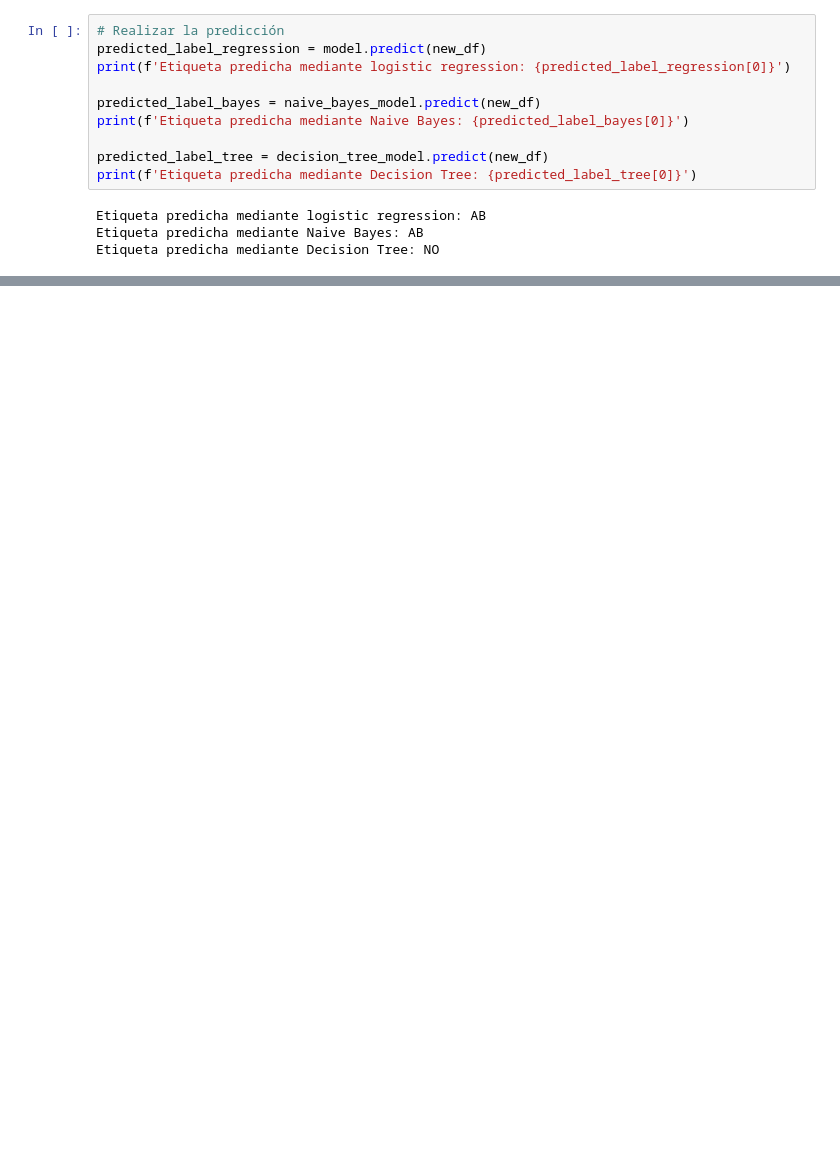
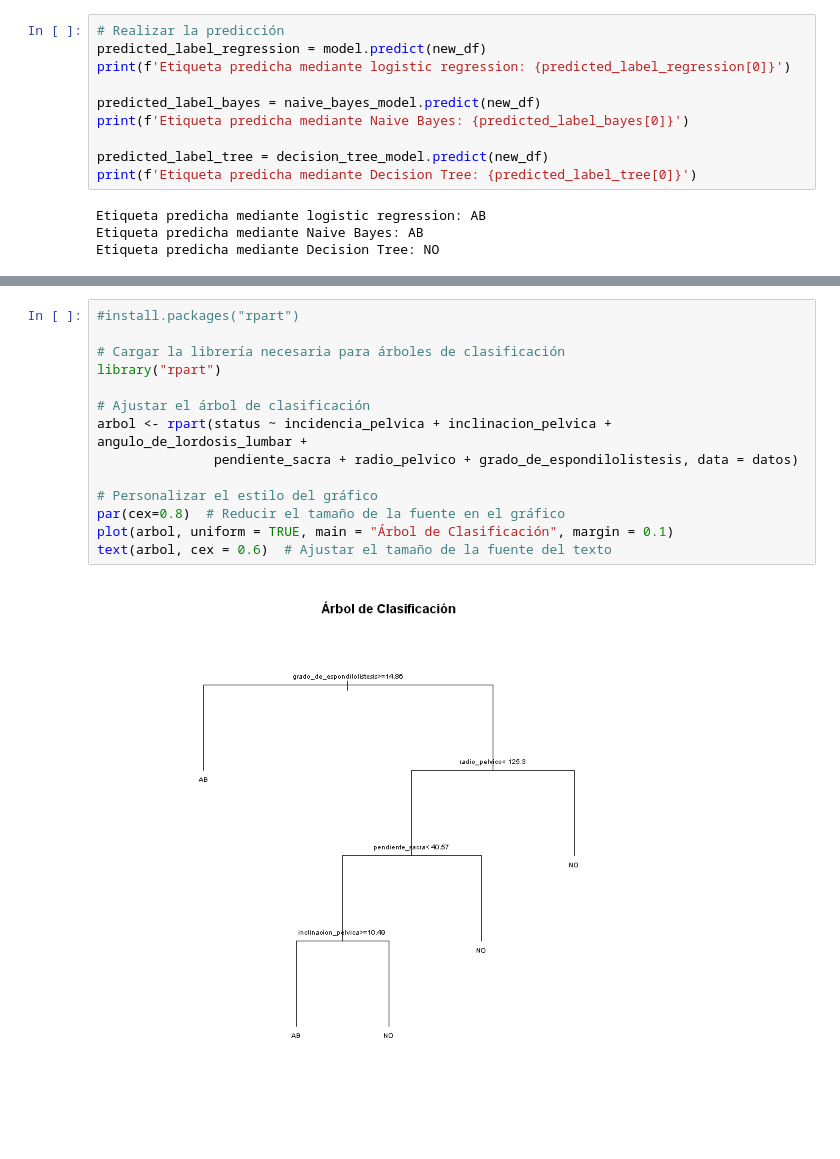
Before and after one commit to Diego-Astaburuaga/Tarea-1-MAT281, a Jupyter notebook: Tarea 1.ipynb, the cells around one changed output, grey strips where cells are left out. Cells and saved outputs as stored; diff of their text form; blank space fills up the shorter version.

```diff
--- a/Tarea 1.ipynb
+++ b/Tarea 1.ipynb
@@ -424,0 +551,16 @@ Etiqueta predicha mediante Decision Tree: NO
+# %%
+#install.packages("rpart")
+
+# Cargar la librería necesaria para árboles de clasificación
+library("rpart")
+
+# Ajustar el árbol de clasificación
+arbol <- rpart(status ~ incidencia_pelvica + inclinacion_pelvica + angulo_de_lordosis_lumbar +
+               pendiente_sacra + radio_pelvico + grado_de_espondilolistesis, data = datos)
+
+# Personalizar el estilo del gráfico
+par(cex=0.8)  # Reducir el tamaño de la fuente en el gráfico
+plot(arbol, uniform = TRUE, main = "Árbol de Clasificación", margin = 0.1)
+text(arbol, cex = 0.6)  # Ajustar el tamaño de la fuente del texto
+# %% [output]
+[figure, added]
```
Also changed, not shown: parts of 33 cells of this notebook, 3 other files.
